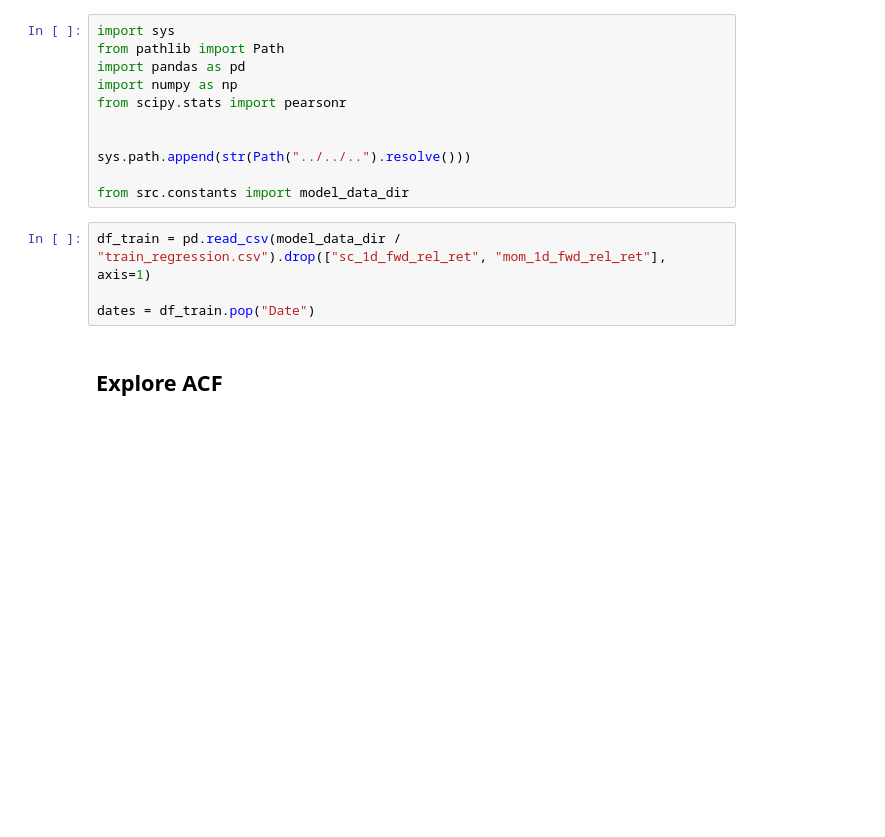
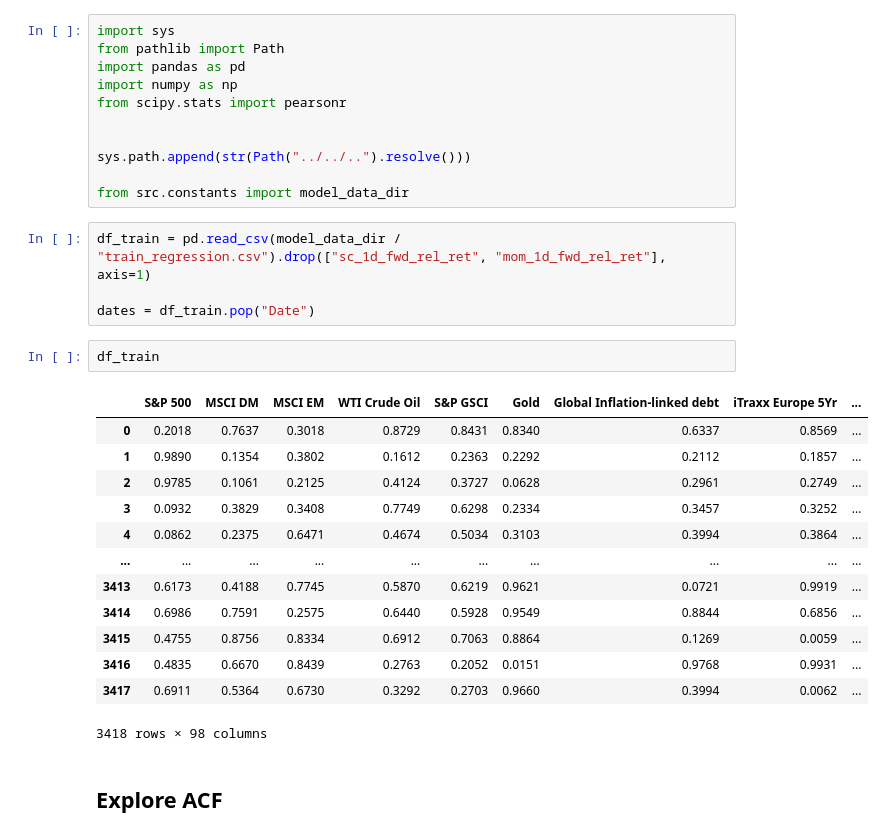
Before and after one commit to JBaldys/APlusBernstein-Project, a Jupyter notebook: notebooks/modeling/value/features.ipynb, the cells around one changed output. Drawn from its saved outputs; the diff is of its cells as text; blank space fills up the shorter version.

```diff
--- a/notebooks/modeling/value/features.ipynb
+++ b/notebooks/modeling/value/features.ipynb
@@ -13,6 +13,22 @@ from src.constants import model_data_dir
 df_train = pd.read_csv(model_data_dir / "train_regression.csv").drop(["sc_1d_fwd_rel_ret", "mom_1d_fwd_rel_ret"], axis=1)
 
 dates = df_train.pop("Date")
+# %%
+df_train
+# %% [output]
+|  | S&P 500 | MSCI DM | MSCI EM | WTI Crude Oil | S&P GSCI | Gold | Global Inflation-linked debt | iTraxx Europe 5Yr | ... |
+| 0 | 0.2018 | 0.7637 | 0.3018 | 0.8729 | 0.8431 | 0.8340 | 0.6337 | 0.8569 | ... |
+| 1 | 0.9890 | 0.1354 | 0.3802 | 0.1612 | 0.2363 | 0.2292 | 0.2112 | 0.1857 | ... |
+| 2 | 0.9785 | 0.1061 | 0.2125 | 0.4124 | 0.3727 | 0.0628 | 0.2961 | 0.2749 | ... |
+| 3 | 0.0932 | 0.3829 | 0.3408 | 0.7749 | 0.6298 | 0.2334 | 0.3457 | 0.3252 | ... |
+| 4 | 0.0862 | 0.2375 | 0.6471 | 0.4674 | 0.5034 | 0.3103 | 0.3994 | 0.3864 | ... |
+| ... | ... | ... | ... | ... | ... | ... | ... | ... | ... |
+| 3413 | 0.6173 | 0.4188 | 0.7745 | 0.5870 | 0.6219 | 0.9621 | 0.0721 | 0.9919 | ... |
+| 3414 | 0.6986 | 0.7591 | 0.2575 | 0.6440 | 0.5928 | 0.9549 | 0.8844 | 0.6856 | ... |
+| 3415 | 0.4755 | 0.8756 | 0.8334 | 0.6912 | 0.7063 | 0.8864 | 0.1269 | 0.0059 | ... |
+| 3416 | 0.4835 | 0.6670 | 0.8439 | 0.2763 | 0.2052 | 0.0151 | 0.9768 | 0.9931 | ... |
+| 3417 | 0.6911 | 0.5364 | 0.6730 | 0.3292 | 0.2703 | 0.9660 | 0.3994 | 0.0062 | ... |
+3418 rows × 98 columns
 # %% [markdown]
 ## Explore ACF
 # %%
```
Also changed, not shown: parts of 10 cells of this notebook, 8 other files.
